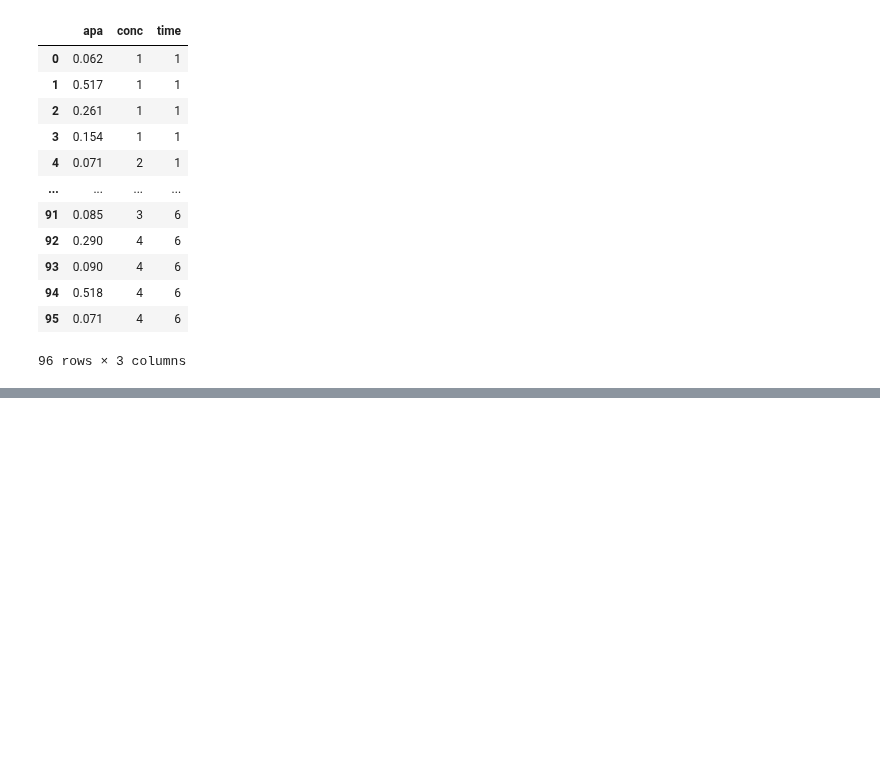
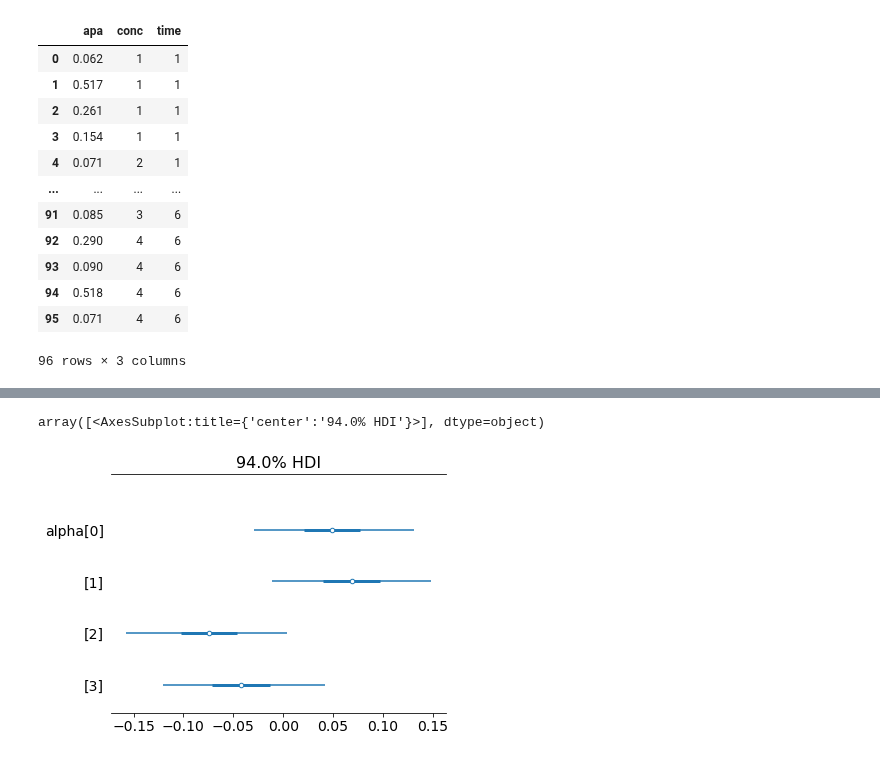
Before and after one commit to areding/6420-pymc, a Jupyter notebook: _sources/unit7/lr-simvastatin.ipynb, the cells around one changed output, grey strips where cells are left out. Cells and saved outputs as stored; diff of their text form; code cells hidden in the pictures; blank space fills up the shorter version.

```diff
--- a/_sources/unit7/lr-simvastatin.ipynb
+++ b/_sources/unit7/lr-simvastatin.ipynb
@@ -52,0 +115,42 @@ with pm.Model() as m:
+# %%
+with pm.Model(coords=coords) as m:
+    apa_data = pm.Data("apa_data", y, mutable=False)
+    time_idx_data = pm.Data("time_idx_data", time_idx, dims="id", mutable=False)
+    conc_idx_data = pm.Data("conc_idx_data", conc_idx, dims="id", mutable=False)
+
+    mu0 = pm.Normal("mu0", 0, tau=0.0001)
+    _alpha = pm.Normal("_alpha", 0, tau=0.0001, dims="conc")
+    _beta = pm.Normal("_beta", 0, tau=0.0001, dims="time")
+    _alphabeta = pm.Normal("_alphabeta", 0, tau=0.0001, dims=("conc", "time"))
+    tau = pm.Gamma("tau", 0.001, 0.001)
+    sigma = pm.Deterministic("sigma", 1 / tau**0.5)
+
+    # sum-to-zero constraints
+    alpha = pm.Deterministic(
+        "alpha",
+        st.set_subtensor(_alpha[0], -_alpha[1:].sum(axis=0)),
+    )
+    beta = pm.Deterministic(
+        "beta",
+        st.set_subtensor(_beta[0], -_beta[1:].sum(axis=0)),
+    )
+    _alphabeta = st.set_subtensor(_alphabeta[:, 0], -_alphabeta[:, 1:].sum(axis=1))
+    alphabeta = pm.Deterministic(
+        "alphabeta", st.set_subtensor(_alphabeta[0, :], -_alphabeta[1:, :].sum(axis=0))
+    )
+
+    mu = (
+        mu0
+        + alpha[conc_idx_data]
+        + beta[time_idx_data]
+        + alphabeta[conc_idx_data, time_idx_data]
+    )
+    pm.Normal("apa", mu, tau=tau, observed=apa_data)
+
+    [
+        pm.Deterministic(f"alpha{i} - alpha{j}", alpha[i] - alpha[j])
+        for i, j in alpha_combos
+    ]
+    [pm.Deterministic(f"beta{i} - beta{j}", beta[i] - beta[j]) for i, j in alpha_combos]
+
+    trace = pm.sample(2000)
@@ -52,0 +189,5 @@ with pm.Model() as m:
+# %%
+az.plot_forest(trace, var_names=["alpha"], combined=True)
+# %% [output]
+array([<AxesSubplot:title={'center':'94.0% HDI'}>], dtype=object)
+[figure, added]
```
Also changed, not shown: parts of 22 cells of this notebook, 9 other files.
